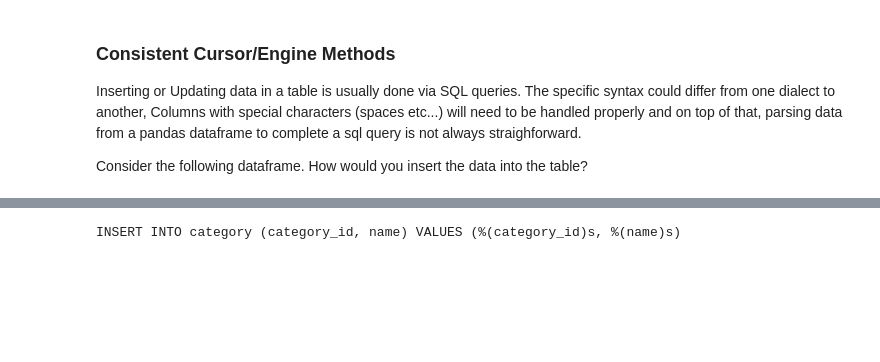
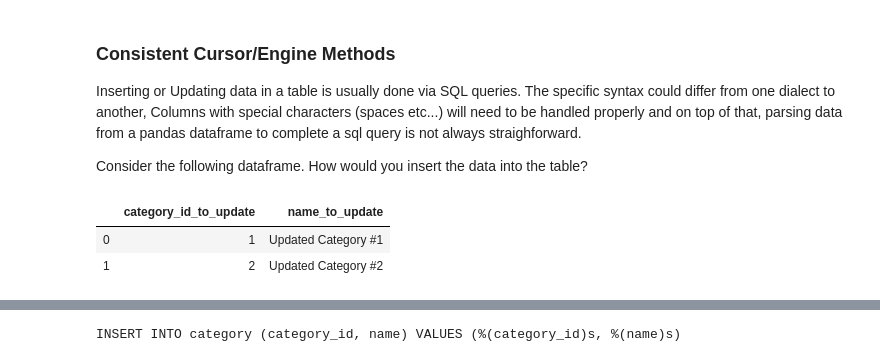
Before and after one commit to CATHounyo/uchicago, a Jupyter notebook: sqlalchemy_simple_benefits.ipynb, the cells around one changed output, grey strips where cells are left out. Drawn from its saved outputs; the diff is of its cells as text; code cells hidden in the pictures; blank space fills up the shorter version.

```diff
--- a/sqlalchemy_simple_benefits.ipynb
+++ b/sqlalchemy_simple_benefits.ipynb
@@ -116,6 +128,12 @@ data_to_update_in_category = pd.DataFrame({
     'category_id_to_update': [1, 2],
     'name_to_update': ['Updated Category #1', 'Updated Category #2']
 })
+# %%
+data_to_update_in_category
+# %% [output]
+|  | category_id_to_update | name_to_update |
+| 0 | 1 | Updated Category #1 |
+| 1 | 2 | Updated Category #2 |
 # %%
 # You could do something like this
 sql = """
```
Also changed, not shown: parts of 18 cells of this notebook.
